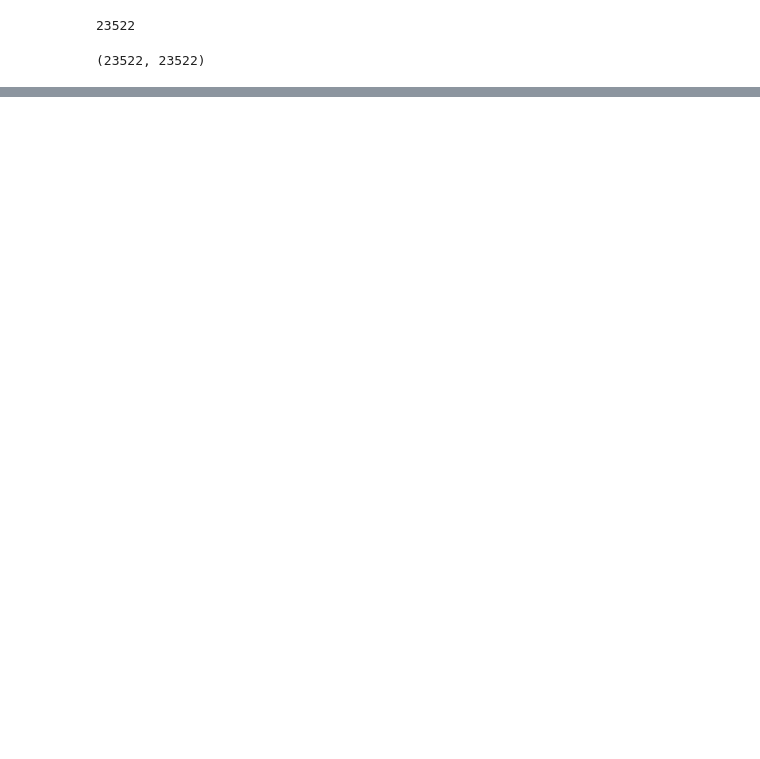
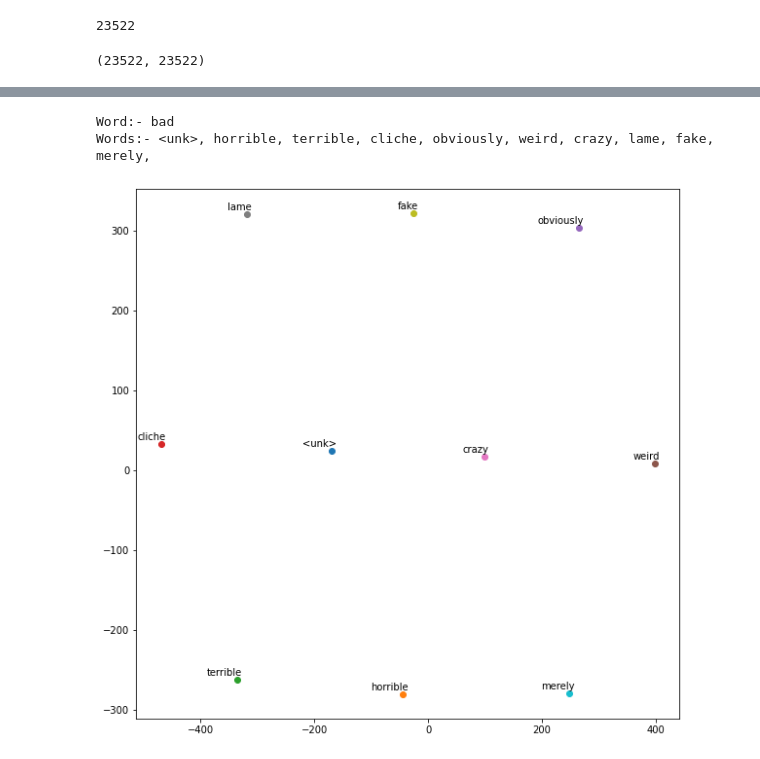
Before and after one commit to soumodiptab/Intro-to-NLP, a Jupyter notebook: assignment-3/models/svd.ipynb, the cells around one changed output, grey strips where cells are left out. Cells and saved outputs as stored; diff of their text form; code cells hidden in the pictures; blank space fills up the shorter version.

```diff
--- a/assignment-3/models/svd.ipynb
+++ b/assignment-3/models/svd.ipynb
@@ -190,0 +307,6 @@ model.train(data)
+# %%
+plot_top10_words('bad', model,ind2vocab)
+# %% [output]
+Word:- bad
+Words:- <unk>, horrible, terrible, cliche, obviously, weird, crazy, lame, fake, merely,
+[figure, added]
```
Also changed, not shown: parts of 12 cells of this notebook, 3 other files.
